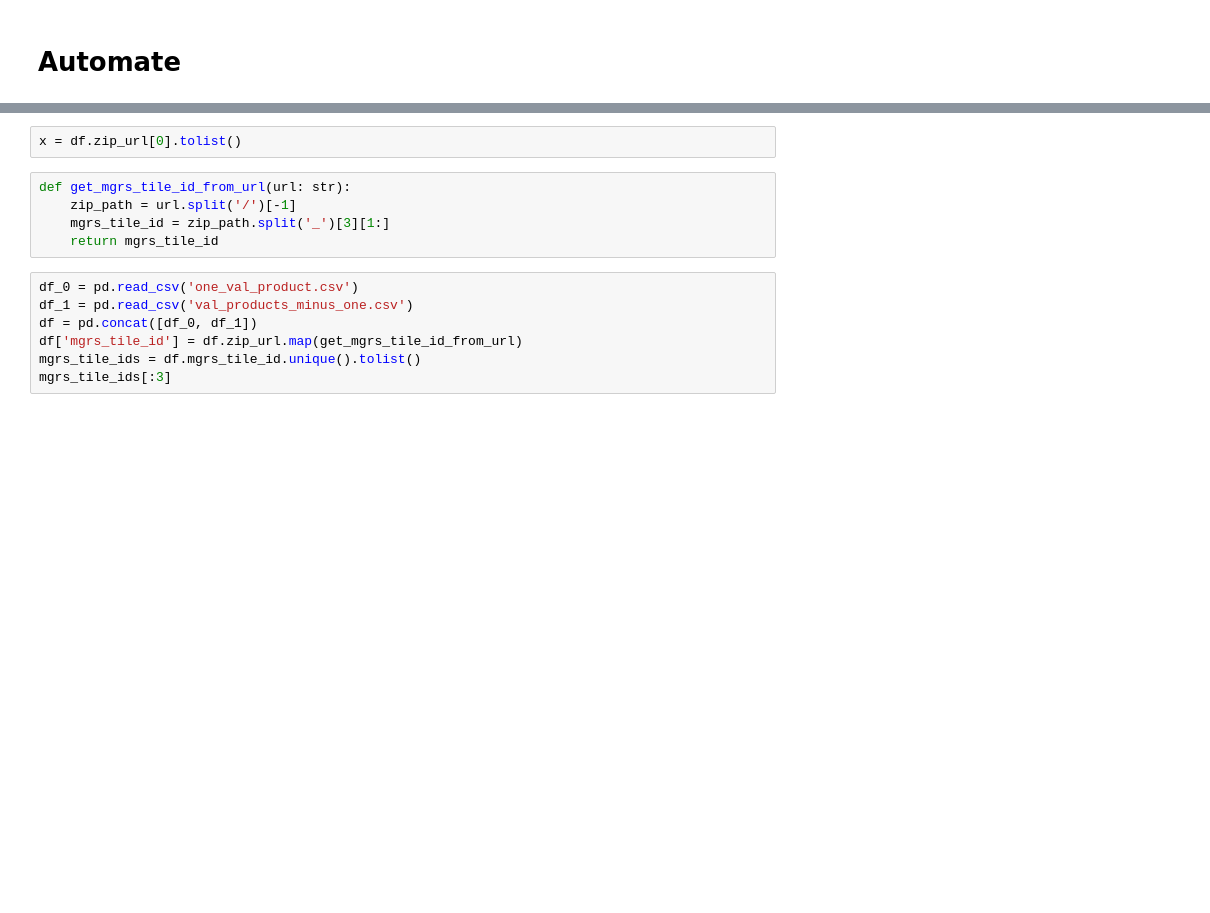
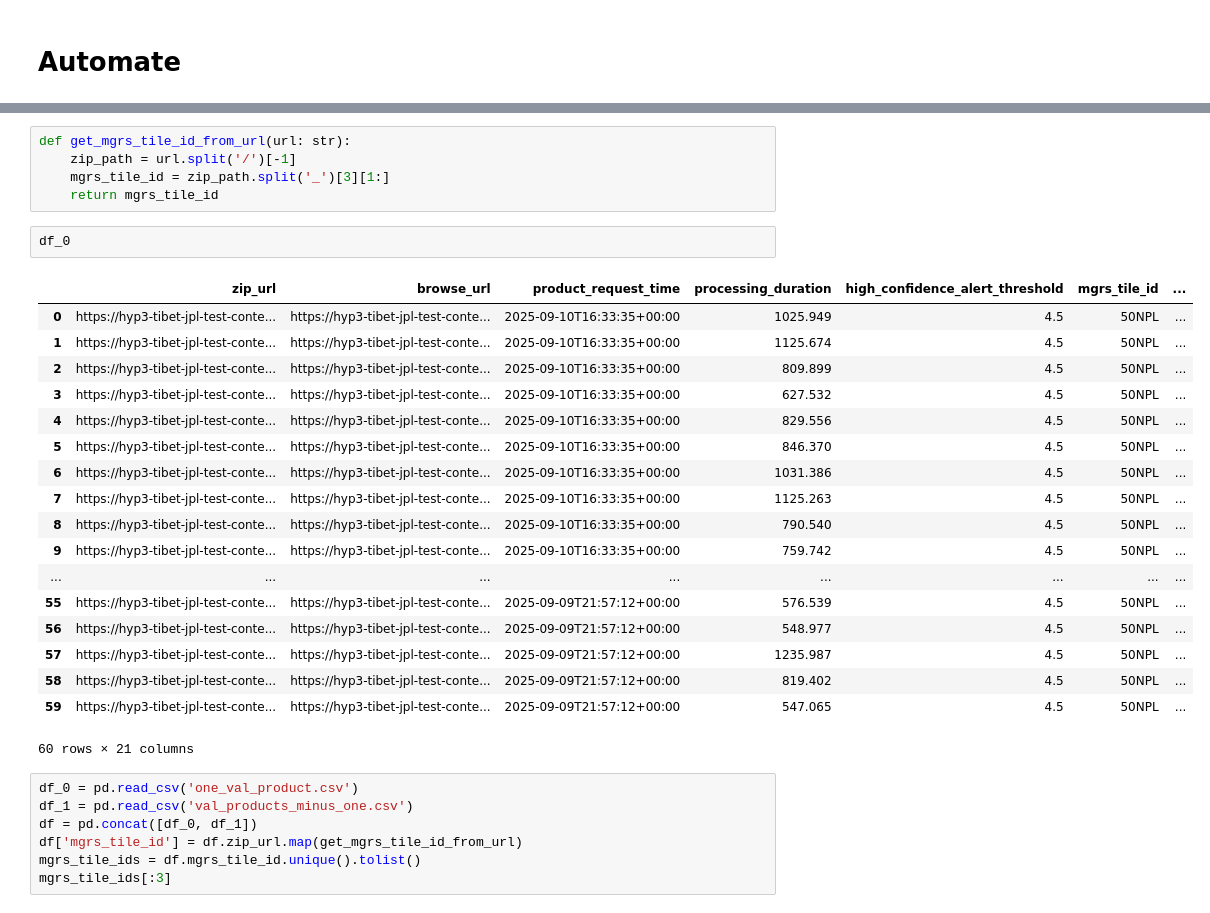
Before and after one commit to OPERA-Cal-Val/dist-s1-validation, a Jupyter notebook: generate_dist_s1_table/2_viz_get_latest_HLS_tile.ipynb, the cells around one changed output, grey strips where cells are left out. Drawn from its saved outputs; the diff is of its cells as text; blank space fills up the shorter version.

```diff
--- a/generate_dist_s1_table/2_viz_get_latest_HLS_tile.ipynb
+++ b/generate_dist_s1_table/2_viz_get_latest_HLS_tile.ipynb
@@ -65,10 +49,29 @@ df
-# %%
-x = df.zip_url[0].tolist()
 # %%
 def get_mgrs_tile_id_from_url(url: str):
     zip_path = url.split('/')[-1]
     mgrs_tile_id = zip_path.split('_')[3][1:]
     return mgrs_tile_id
+# %%
+df_0
+# %% [output]
+|  | zip_url | browse_url | product_request_time | processing_duration | high_confidence_alert_threshold | mgrs_tile_id | ... |
+| 0 | https://hyp3-tibet-jpl-test-conte... | https://hyp3-tibet-jpl-test-conte... | 2025-09-10T16:33:35+00:00 | 1025.949 | 4.5 | 50NPL | ... |
+| 1 | https://hyp3-tibet-jpl-test-conte... | https://hyp3-tibet-jpl-test-conte... | 2025-09-10T16:33:35+00:00 | 1125.674 | 4.5 | 50NPL | ... |
+| 2 | https://hyp3-tibet-jpl-test-conte... | https://hyp3-tibet-jpl-test-conte... | 2025-09-10T16:33:35+00:00 | 809.899 | 4.5 | 50NPL | ... |
+| 3 | https://hyp3-tibet-jpl-test-conte... | https://hyp3-tibet-jpl-test-conte... | 2025-09-10T16:33:35+00:00 | 627.532 | 4.5 | 50NPL | ... |
+| 4 | https://hyp3-tibet-jpl-test-conte... | https://hyp3-tibet-jpl-test-conte... | 2025-09-10T16:33:35+00:00 | 829.556 | 4.5 | 50NPL | ... |
+| 5 | https://hyp3-tibet-jpl-test-conte... | https://hyp3-tibet-jpl-test-conte... | 2025-09-10T16:33:35+00:00 | 846.370 | 4.5 | 50NPL | ... |
+| 6 | https://hyp3-tibet-jpl-test-conte... | https://hyp3-tibet-jpl-test-conte... | 2025-09-10T16:33:35+00:00 | 1031.386 | 4.5 | 50NPL | ... |
+| 7 | https://hyp3-tibet-jpl-test-conte... | https://hyp3-tibet-jpl-test-conte... | 2025-09-10T16:33:35+00:00 | 1125.263 | 4.5 | 50NPL | ... |
+| 8 | https://hyp3-tibet-jpl-test-conte... | https://hyp3-tibet-jpl-test-conte... | 2025-09-10T16:33:35+00:00 | 790.540 | 4.5 | 50NPL | ... |
+| 9 | https://hyp3-tibet-jpl-test-conte... | https://hyp3-tibet-jpl-test-conte... | 2025-09-10T16:33:35+00:00 | 759.742 | 4.5 | 50NPL | ... |
+| ... | ... | ... | ... | ... | ... | ... | ... |
+| 55 | https://hyp3-tibet-jpl-test-conte... | https://hyp3-tibet-jpl-test-conte... | 2025-09-09T21:57:12+00:00 | 576.539 | 4.5 | 50NPL | ... |
+| 56 | https://hyp3-tibet-jpl-test-conte... | https://hyp3-tibet-jpl-test-conte... | 2025-09-09T21:57:12+00:00 | 548.977 | 4.5 | 50NPL | ... |
+| 57 | https://hyp3-tibet-jpl-test-conte... | https://hyp3-tibet-jpl-test-conte... | 2025-09-09T21:57:12+00:00 | 1235.987 | 4.5 | 50NPL | ... |
+| 58 | https://hyp3-tibet-jpl-test-conte... | https://hyp3-tibet-jpl-test-conte... | 2025-09-09T21:57:12+00:00 | 819.402 | 4.5 | 50NPL | ... |
+| 59 | https://hyp3-tibet-jpl-test-conte... | https://hyp3-tibet-jpl-test-conte... | 2025-09-09T21:57:12+00:00 | 547.065 | 4.5 | 50NPL | ... |
+60 rows × 21 columns
 # %%
 df_0 = pd.read_csv('one_val_product.csv')
 df_1 = pd.read_csv('val_products_minus_one.csv')
```
Also changed, not shown: parts of 8 cells of this notebook, 1 other file.
